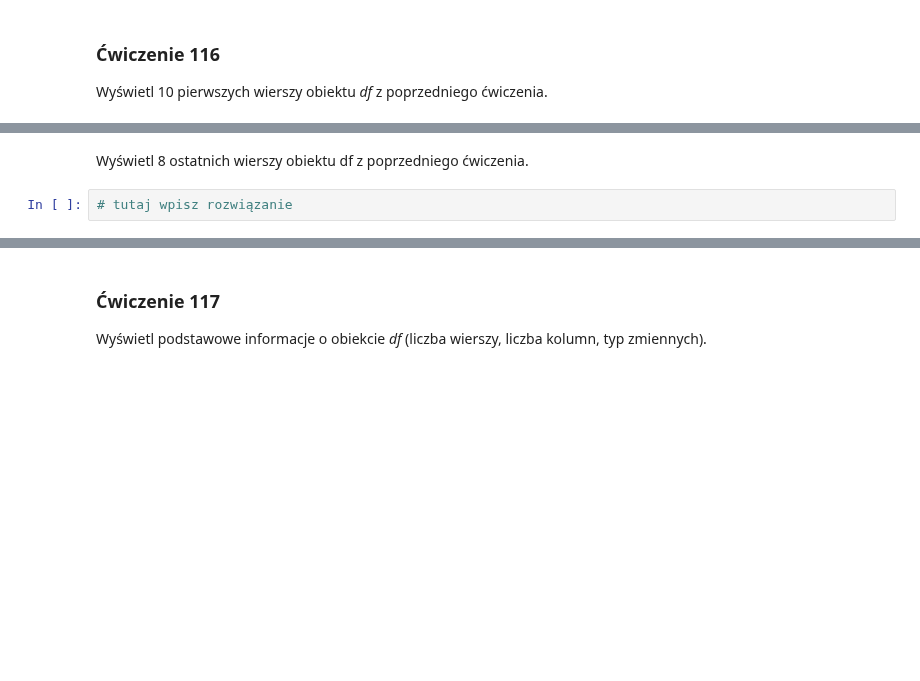
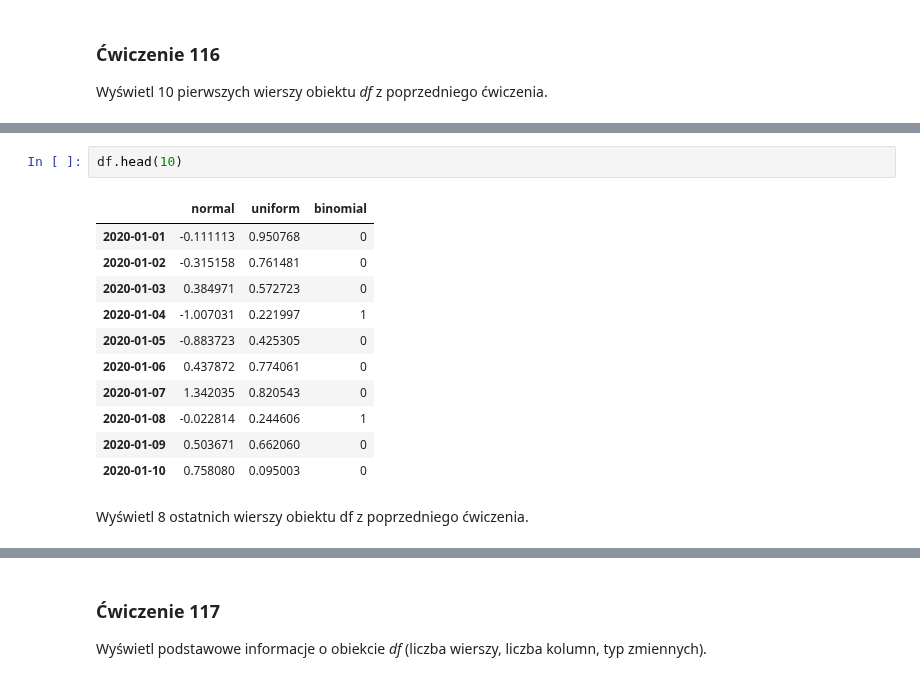
Before and after one commit to LucjanSakowicz/data-science-bootcamp, a Jupyter notebook: 09_exercises/111_120_exercises.ipynb, the cells around one changed output, grey strips where cells are left out. Drawn from its saved outputs; the diff is of its cells as text; blank space fills up the shorter version.

```diff
--- a/09_exercises/111_120_exercises.ipynb
+++ b/09_exercises/111_120_exercises.ipynb
@@ -222,4 +233,16 @@ Wyświetl 10 pierwszych wierszy obiektu _df_ z poprzedniego ćwiczenia.
+# %%
+df.head(10)
+# %% [output]
+|  | normal | uniform | binomial |
+| 2020-01-01 | -0.111113 | 0.950768 | 0 |
+| 2020-01-02 | -0.315158 | 0.761481 | 0 |
+| 2020-01-03 | 0.384971 | 0.572723 | 0 |
+| 2020-01-04 | -1.007031 | 0.221997 | 1 |
+| 2020-01-05 | -0.883723 | 0.425305 | 0 |
+| 2020-01-06 | 0.437872 | 0.774061 | 0 |
+| 2020-01-07 | 1.342035 | 0.820543 | 0 |
+| 2020-01-08 | -0.022814 | 0.244606 | 1 |
+| 2020-01-09 | 0.503671 | 0.662060 | 0 |
+| 2020-01-10 | 0.758080 | 0.095003 | 0 |
 # %% [markdown]
 Wyświetl 8 ostatnich wierszy obiektu df z poprzedniego ćwiczenia.
-# %%
-# tutaj wpisz rozwiązanie
```
Also changed, not shown: parts of 9 cells of this notebook.
